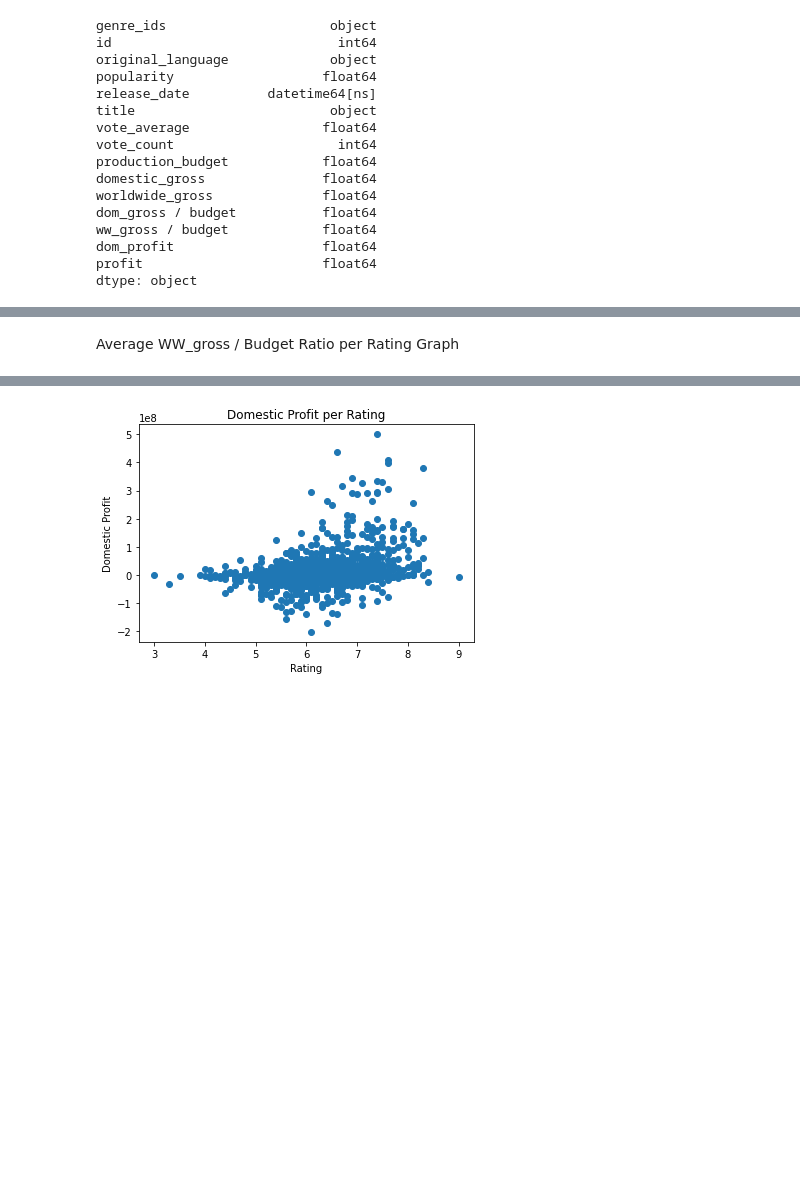
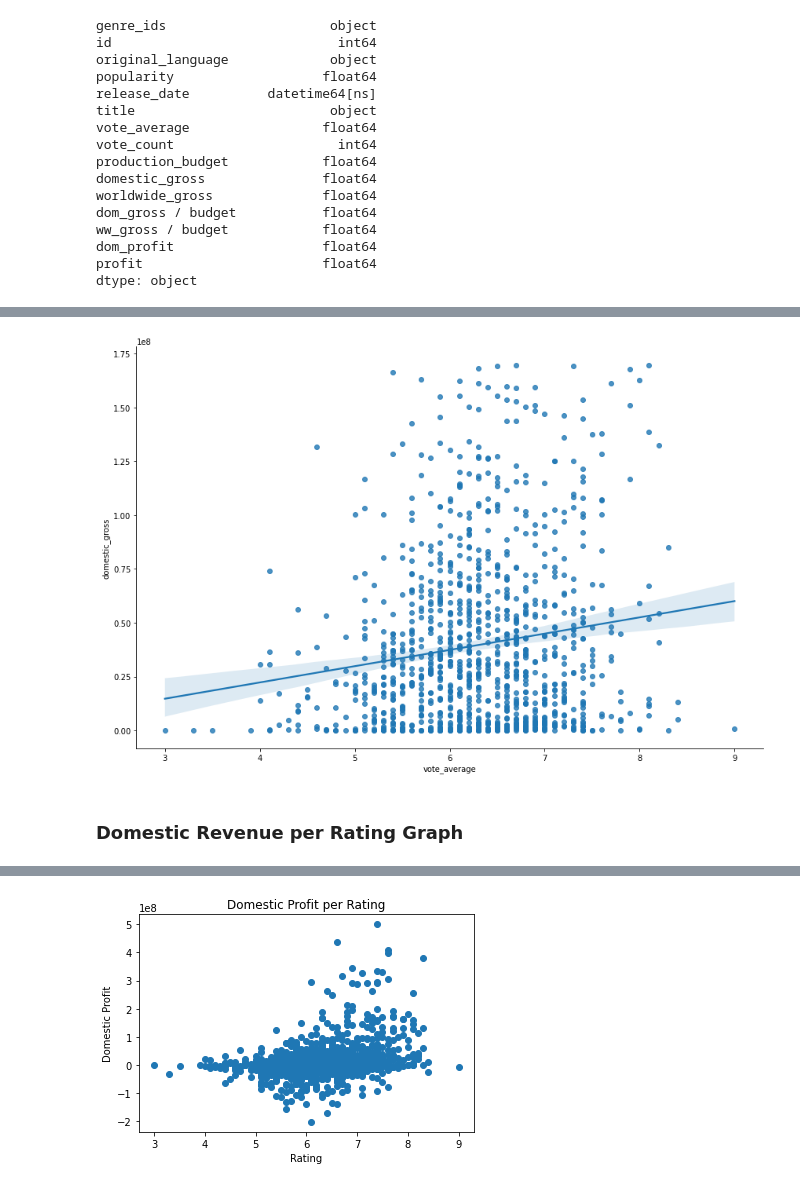
Before and after one commit to mfFrida/Capstone-Project-Semester-1, a Jupyter notebook: student.ipynb, the cells around one changed output, grey strips where cells are left out. Drawn from its saved outputs; the diff is of its cells as text; code cells hidden in the pictures; blank space fills up the shorter version.

```diff
--- a/student.ipynb
+++ b/student.ipynb
@@ -324,2 +332,6 @@ plt.show()
+# %%
+sns.lmplot(x = 'vote_average', y = 'domestic_gross', data = dr_movie_db, height = 8, aspect = 1.5);
+# %% [output]
+[figure, added]
 # %% [markdown]
-Average WW_gross / Budget Ratio per Rating Graph
+### Domestic Revenue per Rating Graph
```
Also changed, not shown: parts of 34 cells of this notebook.
